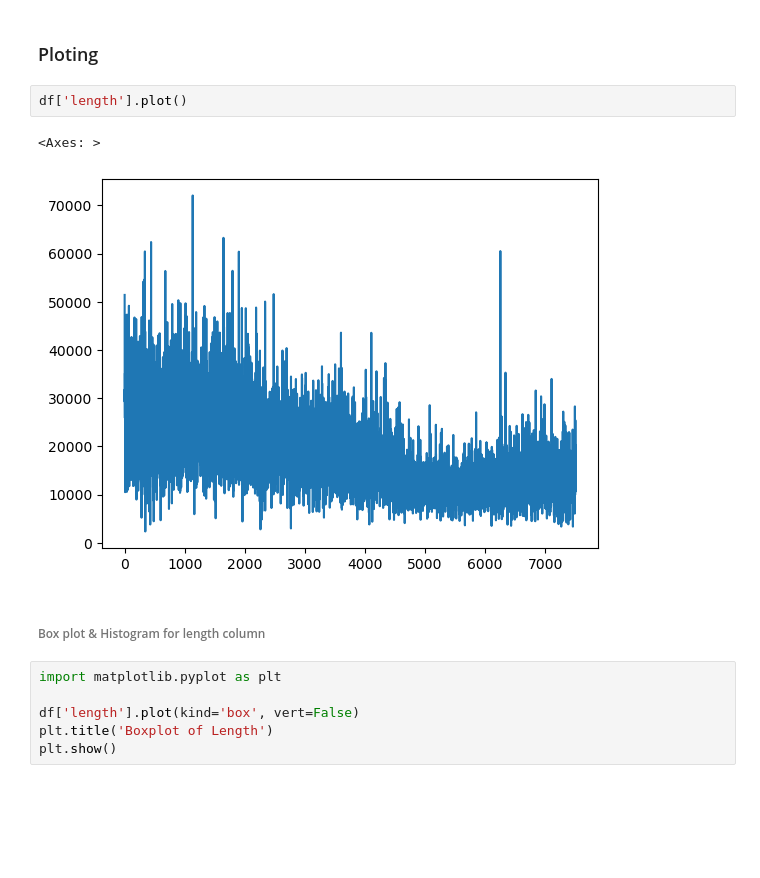
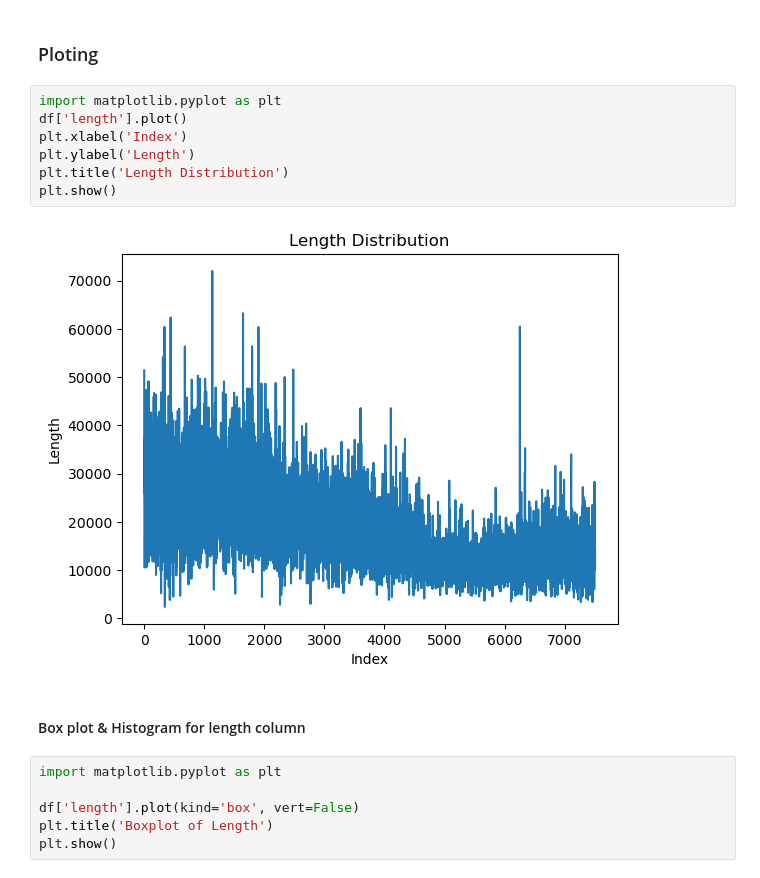
Before and after one commit to BharadwajPinisetty/Text-Based-Analysis, a Jupyter notebook: Classwork/Classwork 2.ipynb, the cells around one changed output. Saved outputs shown, nothing was run; the diff lists cells and outputs as text; blank space fills up the shorter version.

```diff
--- a/Classwork/Classwork 2.ipynb
+++ b/Classwork/Classwork 2.ipynb
@@ -193,12 +193,16 @@ df[df['speaker'].str.contains('BUSH')]
 # %% [markdown]
 ### Ploting
 # %%
+import matplotlib.pyplot as plt
 df['length'].plot()
+plt.xlabel('Index')
+plt.ylabel('Length')
+plt.title('Length Distribution')
+plt.show()
 # %% [output]
-<Axes: >
-[figure, old version]
+[figure, new version]
 # %% [markdown]
-###### Box plot & Histogram for length column
+#### Box plot & Histogram for length column
 # %%
 import matplotlib.pyplot as plt
 
```
Also changed, not shown: parts of 24 cells of this notebook.
